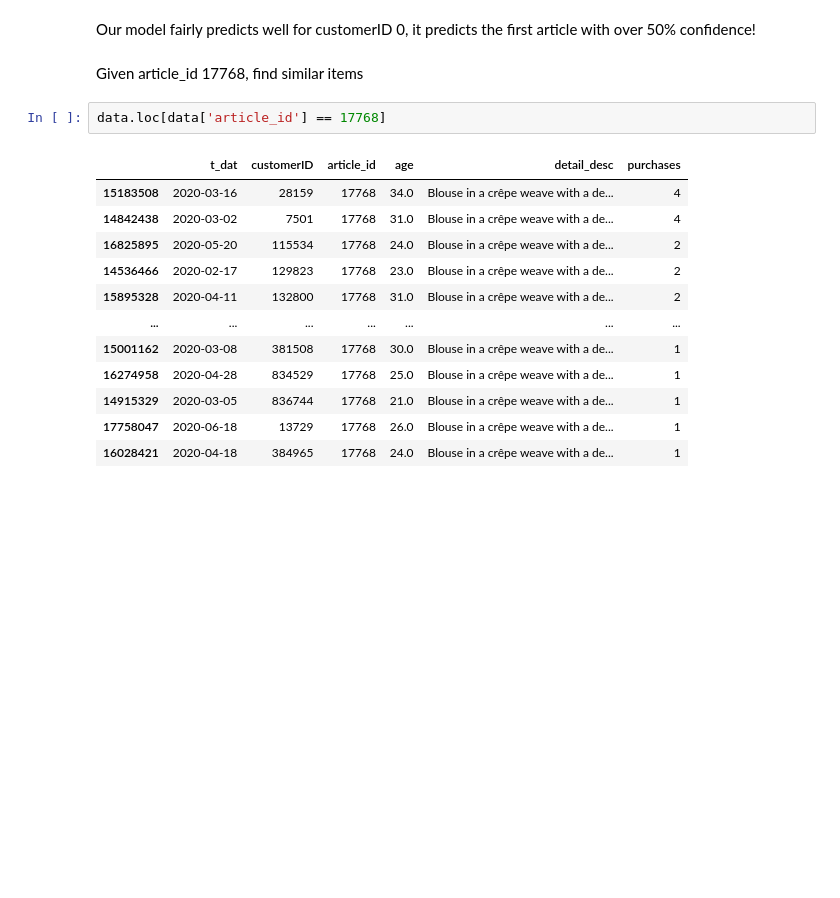
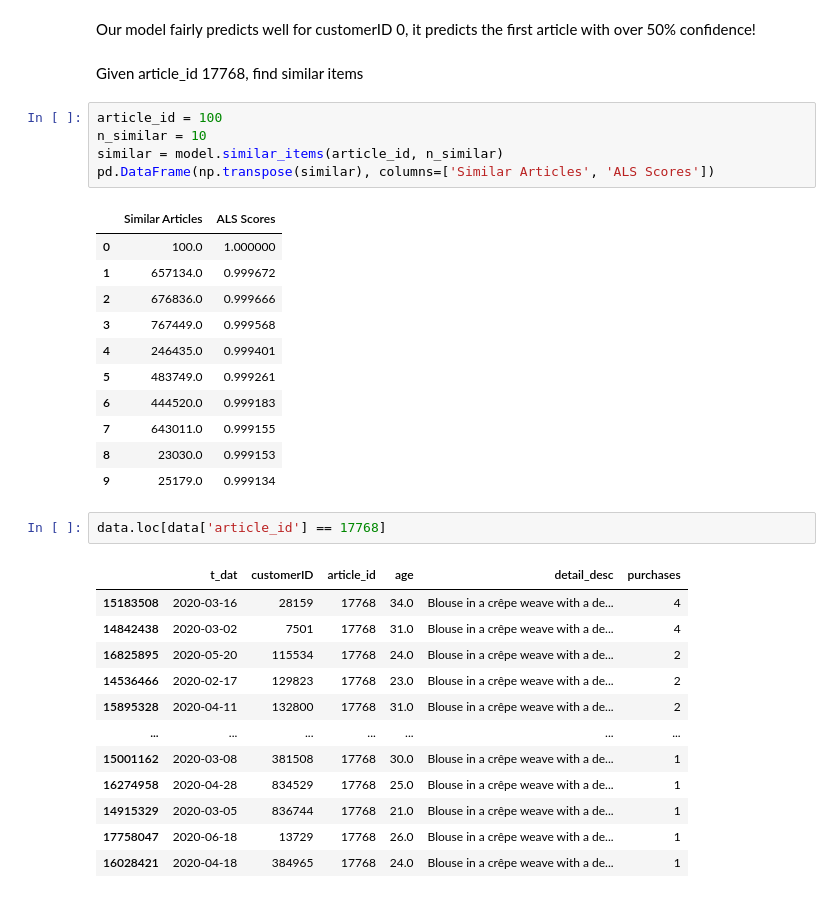
Before and after one commit to Martin-Msb/context-aware-recommendation, a Jupyter notebook: context_aware_recommender.ipynb, the cells around one changed output. Cells and saved outputs as stored; diff of their text form; blank space fills up the shorter version.

```diff
--- a/context_aware_recommender.ipynb
+++ b/context_aware_recommender.ipynb
@@ -828,6 +842,23 @@ print(recommended_articles)
 Our model fairly predicts well for customerID 0, it predicts the first article with over 50% confidence!
 # %% [markdown]
 Given article_id 17768, find similar items
+# %%
+article_id = 100
+n_similar = 10
+similar = model.similar_items(article_id, n_similar)
+pd.DataFrame(np.transpose(similar), columns=['Similar Articles', 'ALS Scores'])
+# %% [output]
+|  | Similar Articles | ALS Scores |
+| 0 | 100.0 | 1.000000 |
+| 1 | 657134.0 | 0.999672 |
+| 2 | 676836.0 | 0.999666 |
+| 3 | 767449.0 | 0.999568 |
+| 4 | 246435.0 | 0.999401 |
+| 5 | 483749.0 | 0.999261 |
+| 6 | 444520.0 | 0.999183 |
+| 7 | 643011.0 | 0.999155 |
+| 8 | 23030.0 | 0.999153 |
+| 9 | 25179.0 | 0.999134 |
 # %%
 data.loc[data['article_id'] == 17768]
 # %% [output]
```
Also changed, not shown: parts of 11 cells of this notebook.
